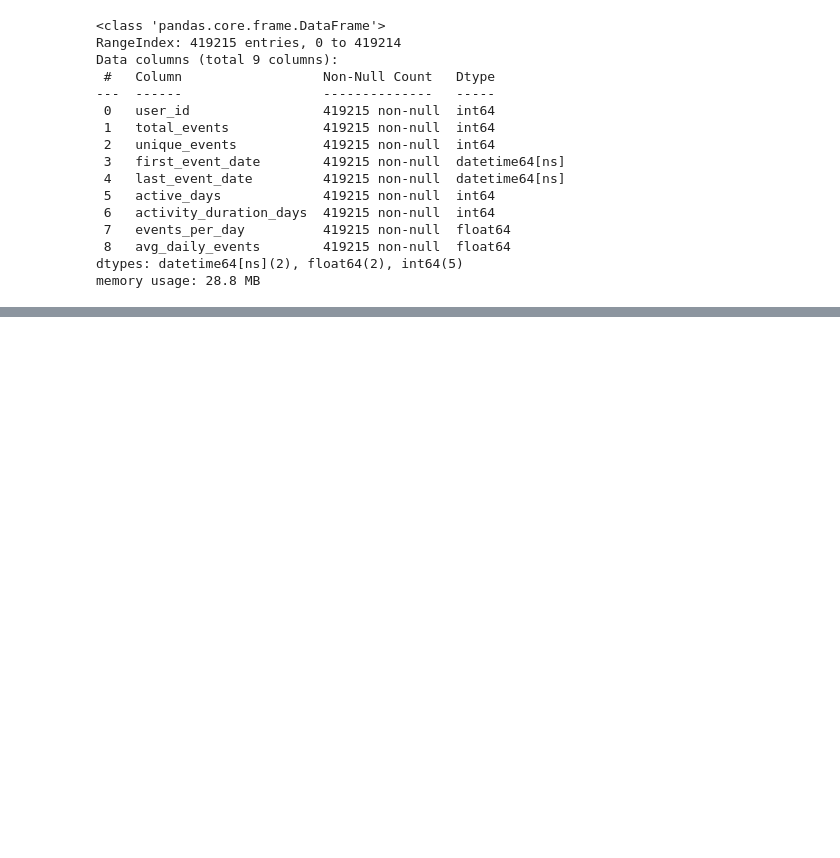
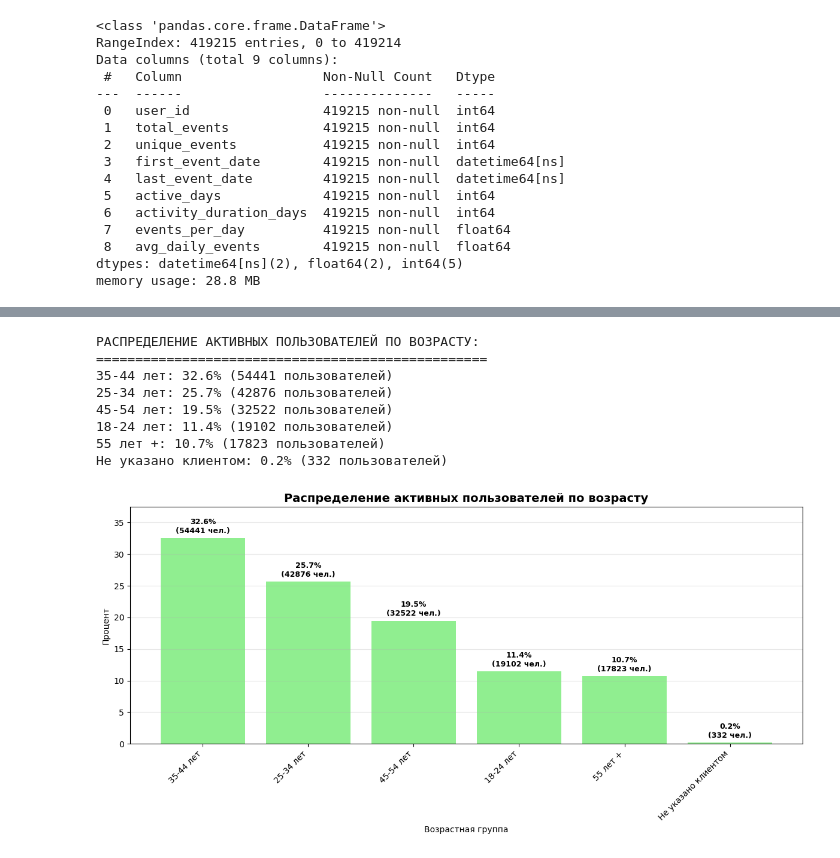
Before and after one commit to Adil7777/Datathon-25-Hackaton, a Jupyter notebook: target_client.ipynb, the cells around one changed output, grey strips where cells are left out. Drawn from its saved outputs; the diff is of its cells as text; code cells hidden in the pictures; blank space fills up the shorter version.

```diff
--- a/target_client.ipynb
+++ b/target_client.ipynb
@@ -64,0 +301,40 @@ memory usage: 28.8 MB
+# %%
+# Анализ распределения по возрасту
+age_distribution = active_users['age_segment'].value_counts(normalize=True) * 100
+age_counts = active_users['age_segment'].value_counts()
+
+print("РАСПРЕДЕЛЕНИЕ АКТИВНЫХ ПОЛЬЗОВАТЕЛЕЙ ПО ВОЗРАСТУ:")
+print("=" * 50)
+for age, percentage in age_distribution.items():
+    count = age_counts[age]
+    print(f"{age}: {percentage:.1f}% ({count} пользователей)")
+
+# Визуализация с числами
+plt.figure(figsize=(12, 6))
+bars = plt.bar(age_distribution.index, age_distribution.values, color='lightgreen')
+
+# Добавляем числа на столбцы
+for bar, percentage, count in zip(bars, age_distribution.values, age_counts.values):
+    height = bar.get_height()
+    plt.text(bar.get_x() + bar.get_width()/2., height + 0.5,
+             f'{percentage:.1f}%\n({count} чел.)',
+             ha='center', va='bottom', fontweight='bold', fontsize=9)
+
+plt.title('Распределение активных пользователей по возрасту', fontweight='bold', fontsize=14)
+plt.ylabel('Процент')
+plt.xlabel('Возрастная группа')
+plt.xticks(rotation=45, ha='right')
+plt.grid(axis='y', alpha=0.3)
+plt.ylim(0, max(age_distribution.values) * 1.15)
+plt.tight_layout()
+plt.show()
+# %% [output]
+РАСПРЕДЕЛЕНИЕ АКТИВНЫХ ПОЛЬЗОВАТЕЛЕЙ ПО ВОЗРАСТУ:
+==================================================
+35-44 лет: 32.6% (54441 пользователей)
+25-34 лет: 25.7% (42876 пользователей)
+45-54 лет: 19.5% (32522 пользователей)
+18-24 лет: 11.4% (19102 пользователей)
+55 лет +: 10.7% (17823 пользователей)
+Не указано клиентом: 0.2% (332 пользователей)
+[figure, added]
```
Also changed, not shown: parts of 28 cells of this notebook.
